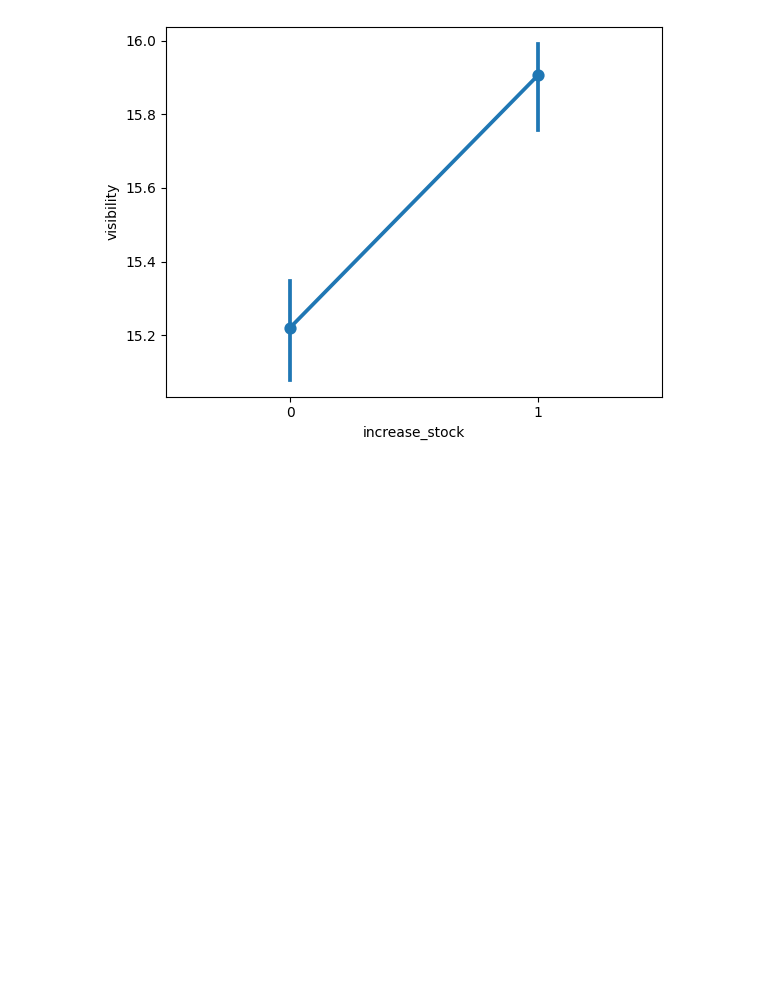
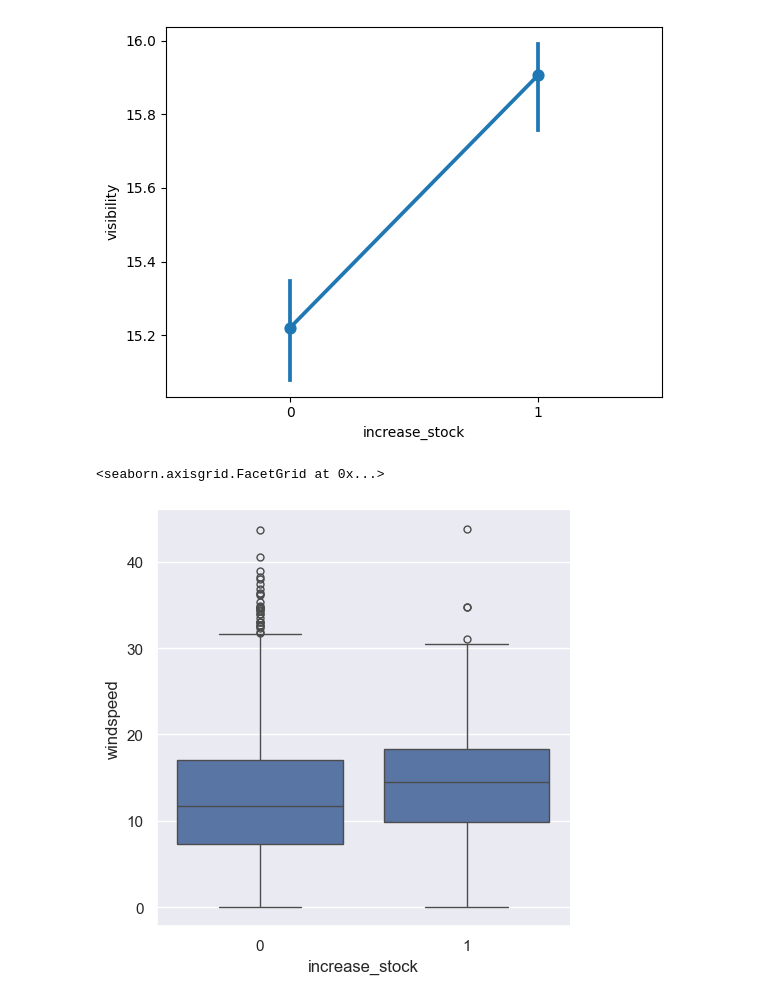
Before and after one commit to drunken-monkey-ops/sml-proj, a Jupyter notebook: Dataanalysis.ipynb, the cells around one changed output. Saved outputs shown, nothing was run; the diff lists cells and outputs as text; code cells hidden in the pictures; blank space fills up the shorter version.

```diff
--- a/Dataanalysis.ipynb
+++ b/Dataanalysis.ipynb
@@ -119,3 +120,8 @@ sns.pointplot(data=df_dup , x= 'increase_stock', y='visibility')
 # %% [output]
 <Axes: xlabel='increase_stock', ylabel='visibility'>
 [figure]
+# %%
+sns.catplot(data=df_dup,x='increase_stock', y='windspeed', kind='box')
+# %% [output]
+<seaborn.axisgrid.FacetGrid at 0x...>
+[figure, added]
```
Also changed, not shown: parts of 7 cells of this notebook.
